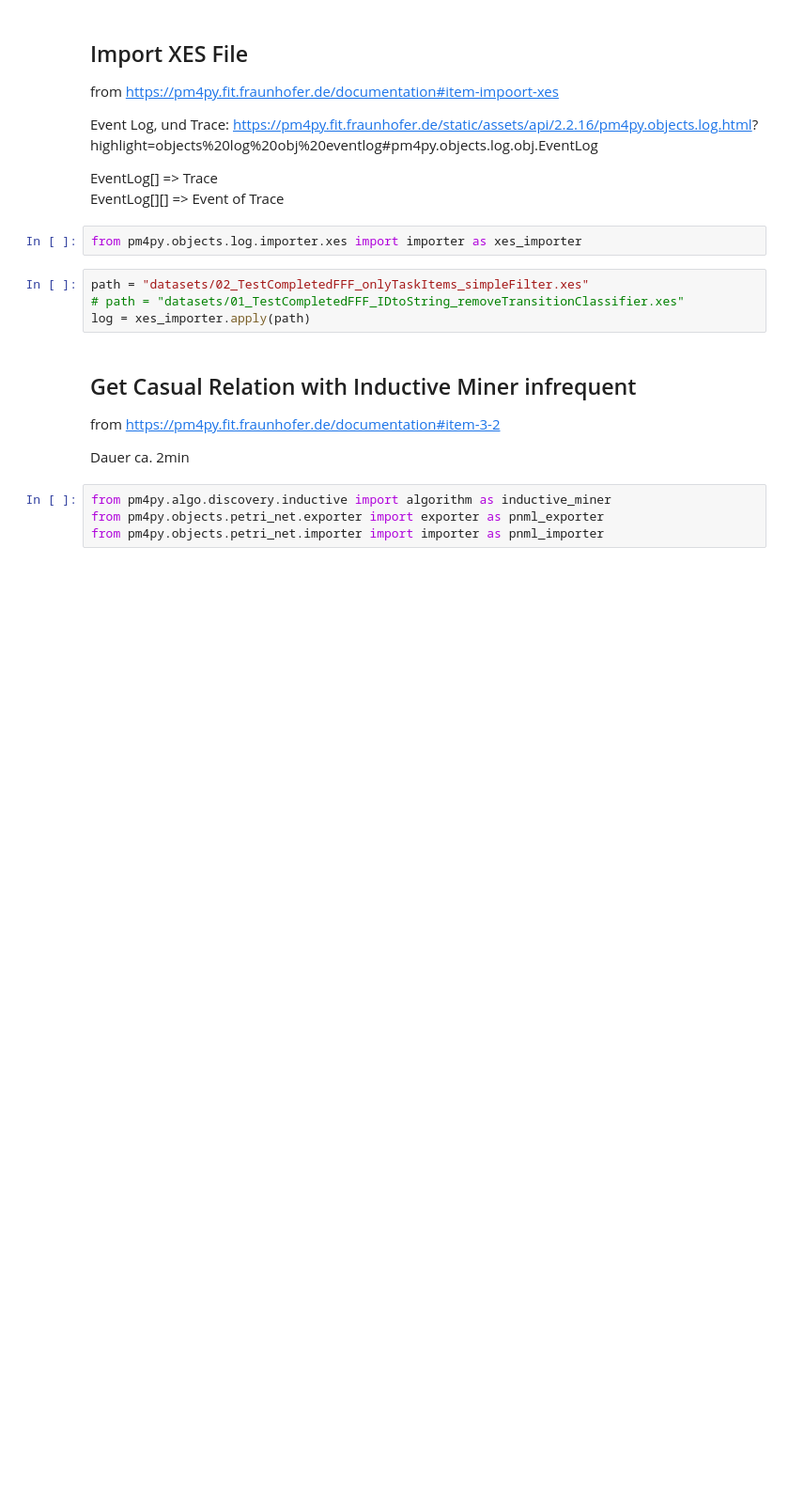
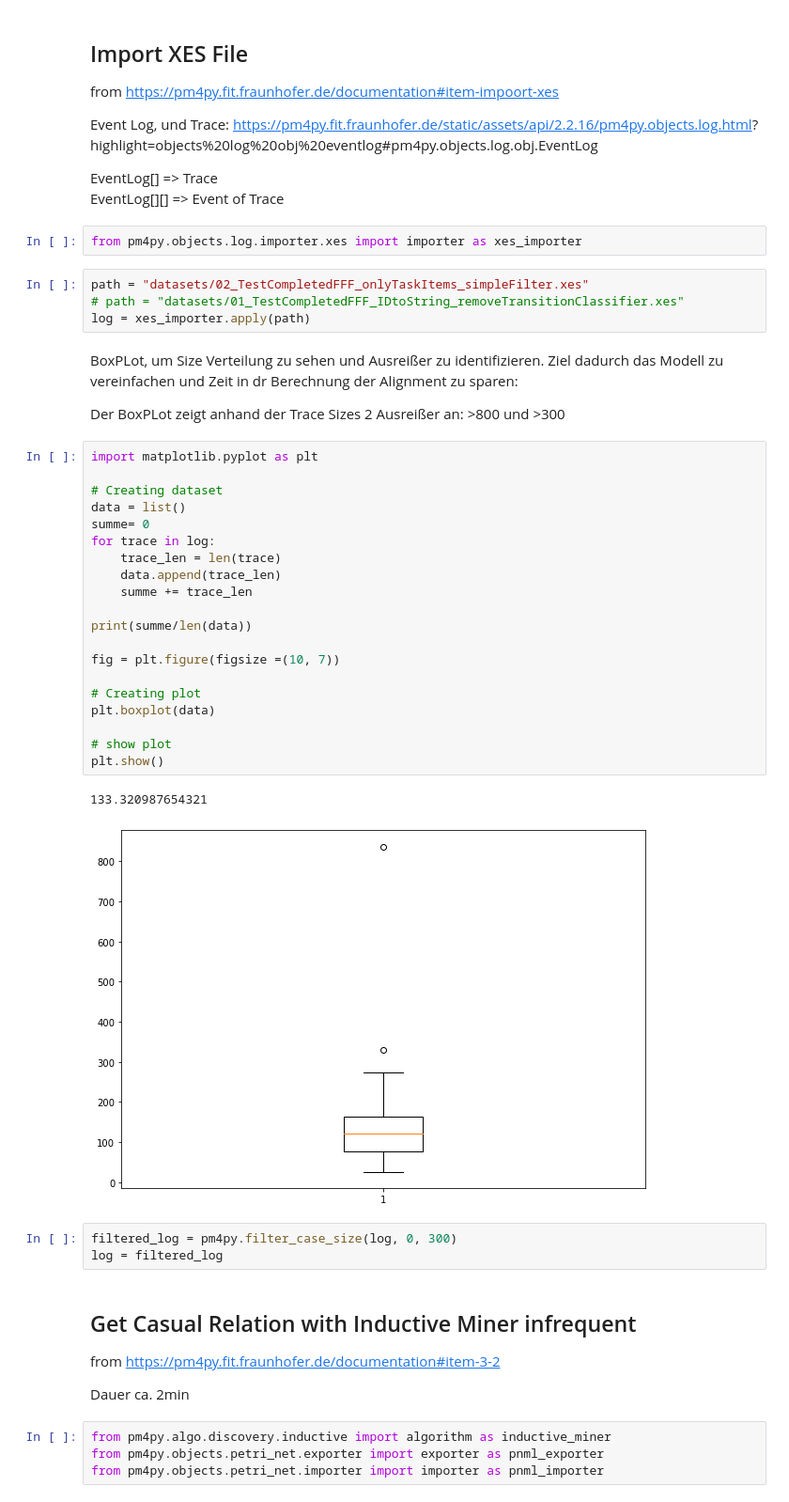
Before and after one commit to Alfer-Star/behavior-pattern-miner, a Jupyter notebook: BehaviorPattern.ipynb, the cells around one changed output. Shown: that part at 94% size. Saved outputs shown, nothing was run; the diff lists cells and outputs as text; blank space fills up the shorter version.

```diff
--- a/BehaviorPattern.ipynb
+++ b/BehaviorPattern.ipynb
@@ -23,6 +23,37 @@ from pm4py.objects.log.importer.xes import importer as xes_importer
 path = "datasets/02_TestCompletedFFF_onlyTaskItems_simpleFilter.xes"
 # path = "datasets/01_TestCompletedFFF_IDtoString_removeTransitionClassifier.xes"
 log = xes_importer.apply(path)
+# %% [markdown]
+BoxPLot, um Size Verteilung zu sehen und Ausreißer zu identifizieren.
+Ziel dadurch das Modell zu vereinfachen und Zeit in dr Berechnung der Alignment zu sparen:
+
+Der BoxPLot zeigt anhand der Trace Sizes 2 Ausreißer an: >800 und >300
+# %%
+import matplotlib.pyplot as plt
+
+# Creating dataset
+data = list()
+summe= 0
+for trace in log:
+    trace_len = len(trace)
+    data.append(trace_len)
+    summe += trace_len
+
+print(summe/len(data))
+
+fig = plt.figure(figsize =(10, 7))
+
+# Creating plot
+plt.boxplot(data)
+
+# show plot
+plt.show()
+# %% [output]
+133.320987654321
+[figure, added]
+# %%
+filtered_log = pm4py.filter_case_size(log, 0, 300)
+log = filtered_log
 # %% [markdown]
 ## Get Casual Relation with Inductive Miner infrequent
 from https://pm4py.fit.fraunhofer.de/documentation#item-3-2
```
Also changed, not shown: parts of 6 cells of this notebook, 2 other files.
